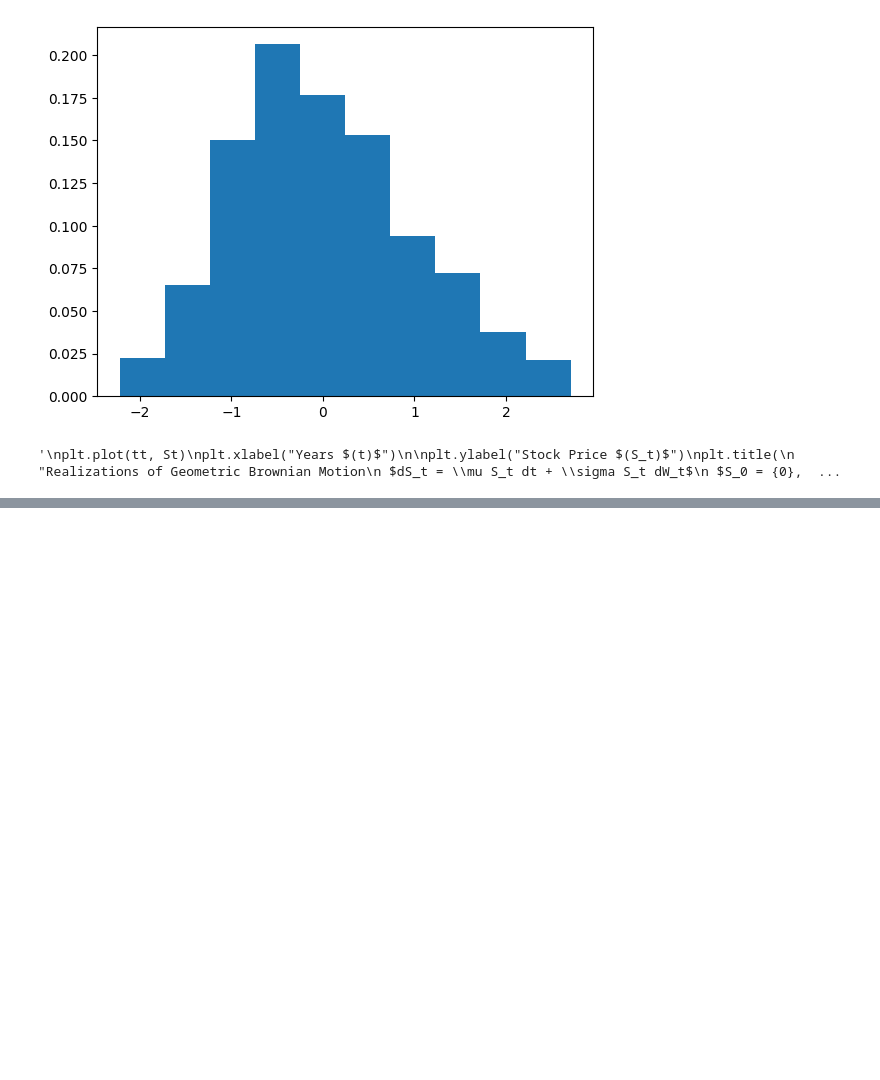
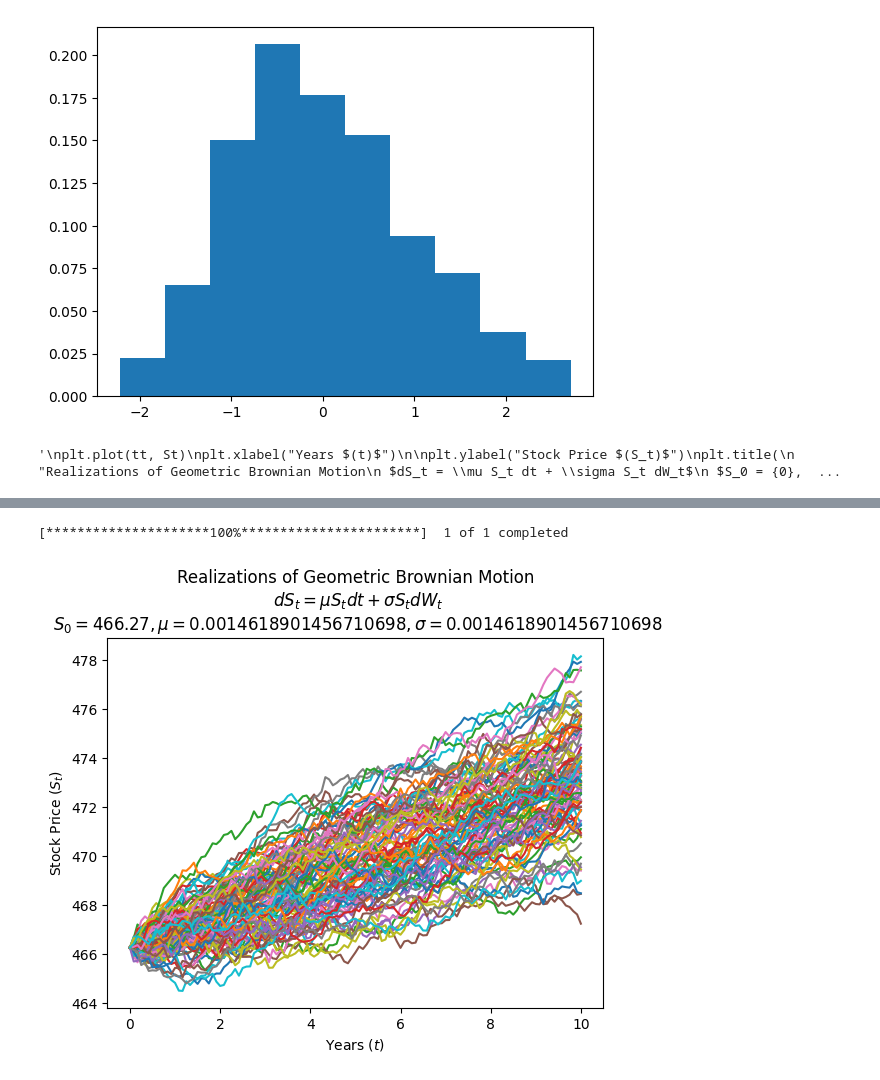
Before and after one commit to radek2003/symkom, a Jupyter notebook: dcf.ipynb, the cells around one changed output, grey strips where cells are left out. Drawn from its saved outputs; the diff is of its cells as text; code cells hidden in the pictures; blank space fills up the shorter version.

```diff
--- a/dcf.ipynb
+++ b/dcf.ipynb
@@ -147,0 +149,49 @@ plt.plot(meanGBM)
+# %%
+prices = tick.get_historicalPrices()
+# %% [output]
+[*********************100%***********************]  1 of 1 completed
+# %%
+df = pd.DataFrame(prices)
+# %%
+df['log_ret'] = np.log(df["Adj Close"]) - np.log(df["Adj Close"].shift(1))
+mu = df['log_ret'].mean()
+# %%
+# drift coefficent
+mu = mu
+# time in years
+T = 10
+# number of steps
+n = T * 12
+# number of sims
+M = 100
+# initial stock price
+S0 = price
+# volatility
+sigma = mu
+# calc each time step
+dt = T/n
+
+# simulation using numpy arrays
+St = np.exp(
+    (mu - sigma ** 2 / 2) * dt
+    + sigma * np.random.normal(0, np.sqrt(dt), size=(M, n)).T
+)
+# include array of 1's
+St = np.vstack([np.ones(M), St])
+St = S0 * St.cumprod(axis=0)
+
+time = np.linspace(0,T,n+1)
+# Require numpy array that is the same shape as St
+tt = np.full(shape=(M,n+1), fill_value=time).T
+
+
+plt.plot(tt, St)
+plt.xlabel("Years $(t)$")
+
+plt.ylabel("Stock Price $(S_t)$")
+plt.title(
+    "Realizations of Geometric Brownian Motion\n $dS_t = \mu S_t dt + \sigma S_t dW_t$\n $S_0 = {0}, \mu = {1}, \sigma = {2}$".format(S0, mu, sigma)
+)
+plt.show()
+# %% [output]
+[figure, added]
```
Also changed, not shown: parts of 4 cells of this notebook, 5 other files.
